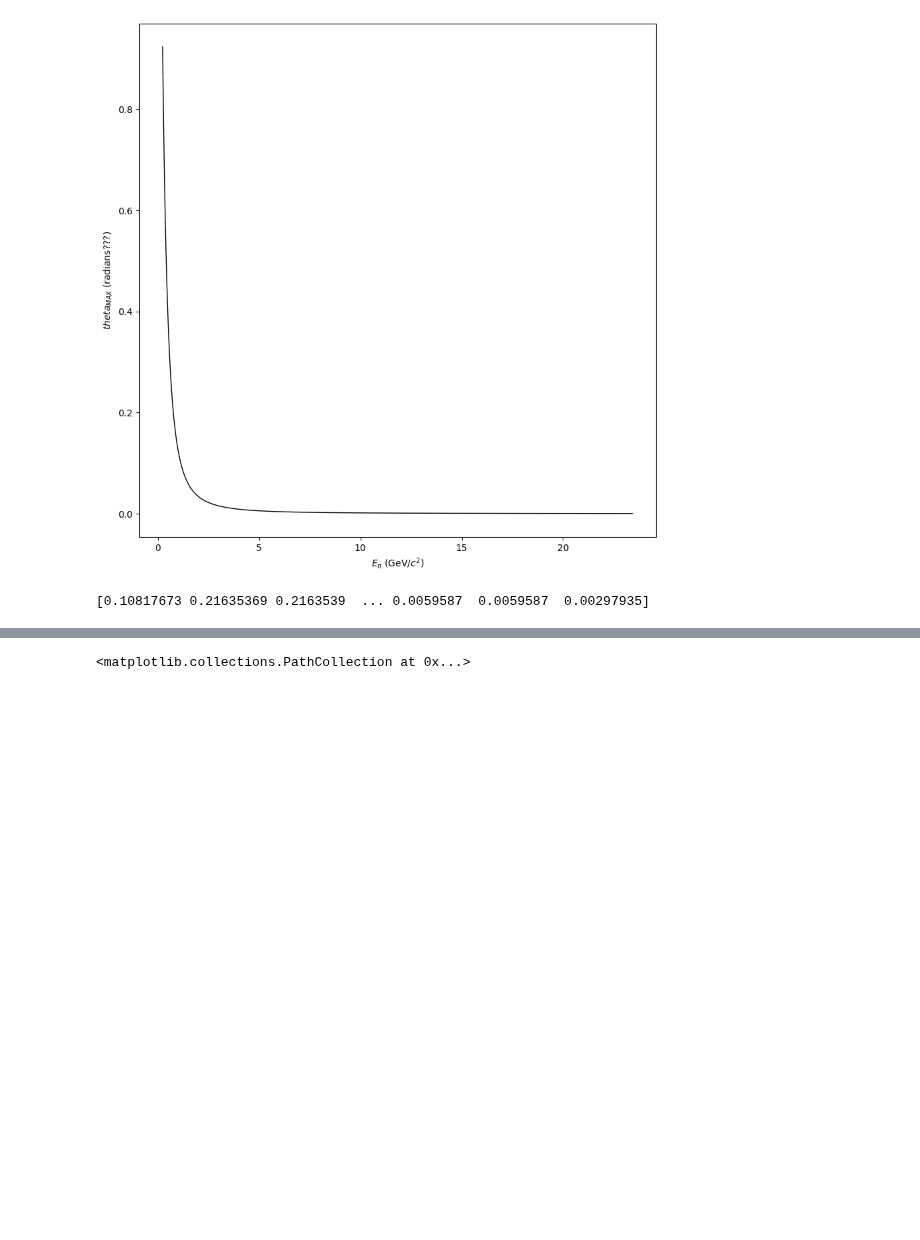
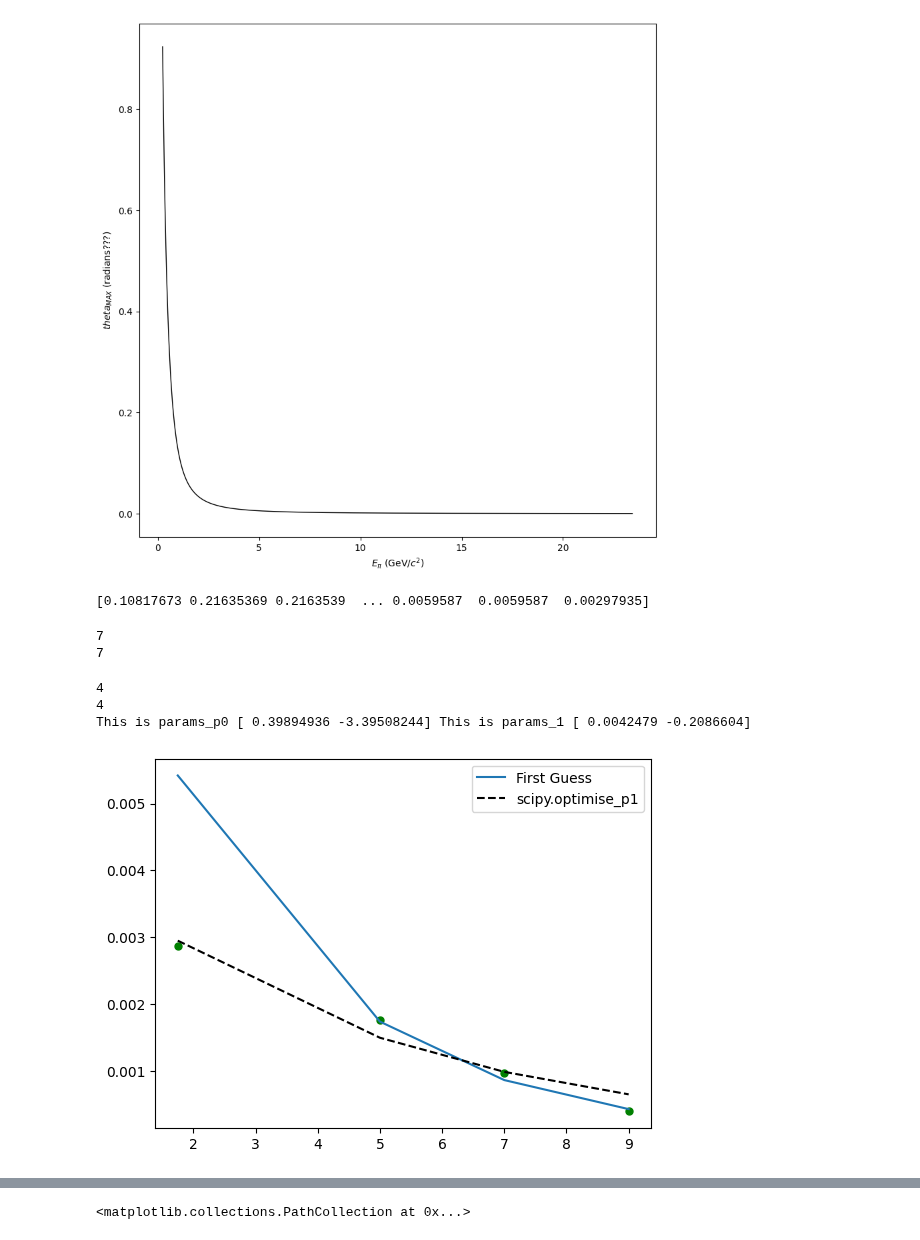
Before and after one commit to MrD0balina/Fourth-Year-Project---Neutrino-Oscillations, a Jupyter notebook: Week_9_Numerical_Integration_Further_weighting_work_All_in_the_pursuit_of_physically_representative_histograms.ipynb, the cells around one changed output, grey strips where cells are left out. Saved outputs shown, nothing was run; the diff lists cells and outputs as text; code cells hidden in the pictures; blank space fills up the shorter version.

```diff
--- a/Week_9_Numerical_Integration_Further_weighting_work_All_in_the_pursuit_of_physically_representative_histograms.ipynb
+++ b/Week_9_Numerical_Integration_Further_weighting_work_All_in_the_pursuit_of_physically_representative_histograms.ipynb
@@ -413,6 +446,68 @@ E_v_star = 29.8 * ( 10 ** -3 )     # Units = GeV ( Source =  = PDF saved as: "(F
 # E_pro = 12                     # Units = GeV  ( Source = https://en.wikipedia.org/wiki/Fermilab#Fermilab_Accelerator_Complex )
 
 # # E_pro = 120
+# %%
+print(len(green_dots_x_only_between_1_5_and_10))
+
+green_dots_y_only_between_1_5_and_10
+
+print(len(green_dots_y_only_between_1_5_and_10))
+# %% [output]
+7
+7
+# %%
+def model_function(t, a, b):
+
+   return a*np.exp(b*t)
+
+#green_dots_x_array = np.array(green_dots_only_x_axis_values_list)
+
+#green_dots_x_array = np.array(green_dots_only_x_axis_values_list)
+
+
+green_dots_x_array = np.array(green_dots_x_only_between_1_5_and_10)
+
+
+x = green_dots_x_array
+
+green_dots_y_array = np.array(green_dots_y_only_between_1_5_and_10)
+
+y = green_dots_y_array
+
+#p0 = [ 10 , -1 ]
+
+p1 = [ 0.01 , -0.35 ]
+
+#params_p0 , _ = scipy.optimize.curve_fit(model_function,  x,  y, p0 = p0 )
+
+params_p1 , _ = scipy.optimize.curve_fit(model_function,  x,  y, p0 = p1 )
+
+
+plt.scatter(   x = green_dots_x_only_between_1_5_and_10   ,   y = green_dots_y_only_between_1_5_and_10   ,   c = "green" , s = 25 , label =  None)
+
+print(len(green_dots_x_only_between_1_5_and_10))
+
+print(len(green_dots_y_only_between_1_5_and_10))
+
+#plt.scatter(   x = green_dots_only_x_axis_values_list   ,   y = green_dots_only_y_axis_values_list   ,   c = "green" , s = 25 , label =  None)
+
+plt.plot( x, model_function(x, p1[0] , p1[1]) , label =  "First Guess" )
+
+#plt.plot( x, model_function(x, params_p0[0] , params_p0[1])  , color = "red" , label =  "scipy.optimise_p0" )
+
+plt.plot( x, model_function(x, params_p1[0] , params_p1[1])  ,  color = "black" , label =  "scipy.optimise_p1" , linestyle = "--" )
+
+plt.legend()
+
+print("This is params_p0", params_p0 , "This is params_1", params_p1 )
+
+# plt.xscale("log")
+# plt.yscale("log")
+# %% [output]
+4
+4
+This is params_p0 [ 0.39894936 -3.39508244] This is params_1 [ 0.0042479 -0.2086604]
+[figure, added]
 # %%
 def FIRST_TRY_Integral_Weighted_Function( theta ):
 
```
Also changed, not shown: parts of 6 cells of this notebook.
